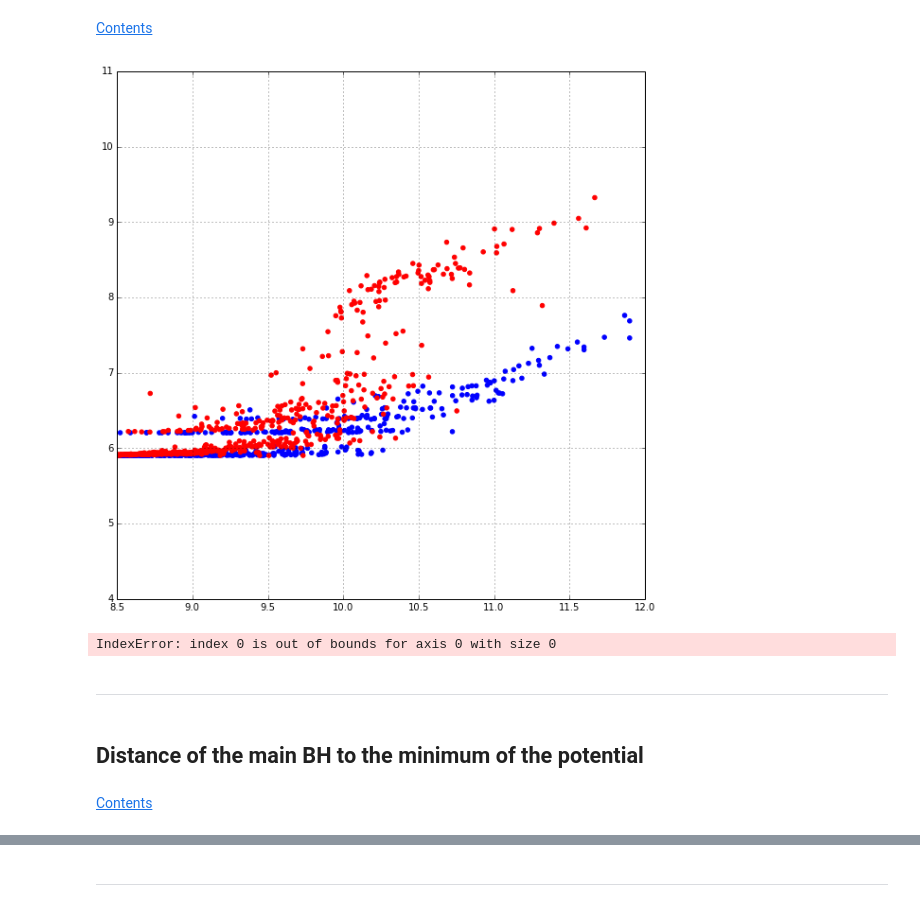
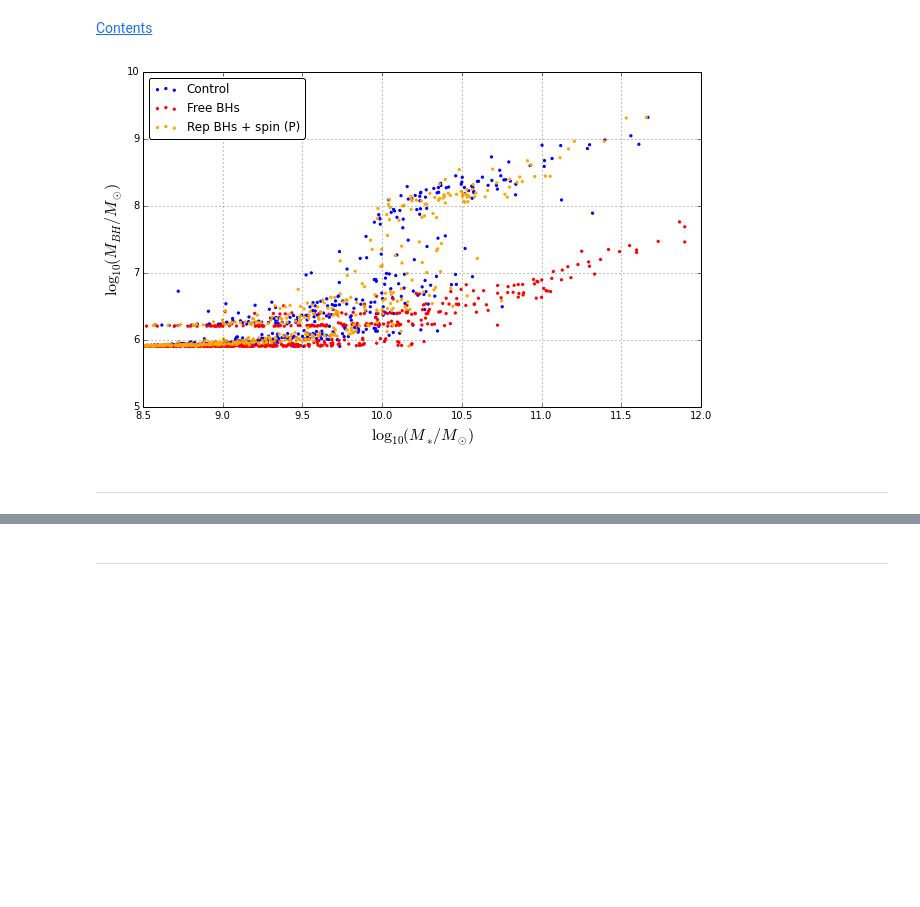
Before and after one commit to sbustamante/CosmologicalBlackHoles, a Jupyter notebook: Codes/BH_stats.ipynb, the cells around one changed output, grey strips where cells are left out. Saved outputs shown, nothing was run; the diff lists cells and outputs as text; code cells hidden in the pictures; blank space fills up the shorter version.

Commit message:
Stats of spin for cosmological simulations

```diff
--- a/Codes/BH_stats.ipynb
+++ b/Codes/BH_stats.ipynb
@@ -62,62 +61,24 @@ Simulation3 = 'cosmobh3'
 [Contents](#Contents)
 # %%
 #Loading subfind subhalos
-sub1 = arepo.Subfind('%s/%s/output/groups_015'%(DataFolder, Simulation2), snapshot=15, combineFiles=True )
-sub2 = arepo.Subfind('%s/%s/output/groups_015'%(DataFolder, Simulation1), snapshot=15, combineFiles=True )
+sub1 = arepo.Subfind('%s/%s/output/groups_015'%(DataFolder, Simulation1), snapshot=15, combineFiles=True )
+sub2 = arepo.Subfind('%s/%s/output/groups_015'%(DataFolder, Simulation2), snapshot=15, combineFiles=True )
+sub3 = arepo.Subfind('%s/%s/output/groups_015'%(DataFolder, Simulation3), snapshot=15, combineFiles=True )
 # %%
-plt.figure( figsize = (10,10) )
-plt.scatter( np.log10(sub1.SubhaloMassType[:,4]*1e10), np.log10(sub1.SubhaloBHMass*1e10), color='blue' )
-plt.scatter( np.log10(sub2.SubhaloMassType[:,4]*1e10), np.log10(sub2.SubhaloBHMass*1e10), color='red' )
+plt.figure( figsize = (10,6) )
+plt.scatter( np.log10(sub1.SubhaloMassType[:,4]*1e10), np.log10(sub1.SubhaloBHMass*1e10), color='blue', marker='.',
+label = 'Control')
+plt.scatter( np.log10(sub2.SubhaloMassType[:,4]*1e10), np.log10(sub2.SubhaloBHMass*1e10), color='red', marker='.',
+label = 'Free BHs')
+plt.scatter( np.log10(sub3.SubhaloMassType[:,4]*1e10), np.log10(sub3.SubhaloBHMass*1e10), color='orange', marker='.',
+label = 'Rep BHs + spin (P)')
 plt.xlim( (8.5, 12) )
-plt.ylim( (4, 11) )
+plt.ylim( (5, 10) )
+plt.legend( loc='upper left', fancybox=True )
+plt.xlabel( '$\log_{10}(M_{*}/M_{\odot} )$', fontsize = 16 )
+plt.ylabel( '$\log_{10}(M_{BH}/M_{\odot} )$', fontsize = 16 )
 plt.grid()
 # %% [output]
-[figure, old version]
+[figure, new version]
-# %%
-#Black Hole properties
-d_BH_MP1 = []         #BH-Minimum potential distance
-BH_mass1 = []         #BH mass
-BH_tmass1 = []         #BH total mass
-BH_pos1 = []          #BH position
-BH_vel1 = []          #BH velocity
-BH_pot1 = []          #BH potential
-Sub_mass1 = []        #Host Subhalo mass
-MP_pos1 = []          #Minimum potential position
-
-i_c = 0
-for i in xrange(sub1.Nsubgroups_Total):
-    #Detecting how many BHs the current subhalo has
-    if( sub1.SubhaloBHMass[i] == 0 ): continue
-    #Filtering snapshot to recover most massive BH of current subhalo
-    filter = arepo.filter.Halo( sub1, subhalo=i )
-    sn = arepo.Snapshot( '%s/%s/output/snapdir_015'%(DataFolder, Simulation1), snapshot=15, combineFiles=True, parttype=[5], filter=filter )
-    #Storing properties
-    BH_pos1.append( sn.part5.pos[0] )
-    BH_vel1.append( sn.part5.vel[0] )
-    BH_mass1.append( sn.part5.BH_Mass[0] )
-    BH_tmass1.append( sn.part5.Masses[0] )
-    BH_pot1.append( sn.part5.Potential[0] )
-    Sub_mass1.append( sub1.SubhaloMass[i] )
-    MP_pos1.append( sub1.SubhaloPos[i] )
-
-    #Taking position of minimum of the potential for current subhalo
-    d_BH_MP1.append( np.linalg.norm( BH_pos1[i_c] - MP_pos1[i_c] ) )
-
-    i_c += 1
-
-d_BH_MP1 = np.array(d_BH_MP1)
-BH_mass1 = np.array(BH_mass1)
-BH_tmass1 = np.array(BH_tmass1)
-BH_pos1 = np.array(BH_pos1)
-BH_vel1 = np.array(BH_vel1)
-BH_pot1 = np.array(BH_pot1)
-Sub_mass1 = np.array(Sub_mass1)
-MP_pos1 = np.array(MP_pos1)
-# %% [output]
-IndexError: index 0 is out of bounds for axis 0 with size 0
 # %% [markdown]
 - - -
-# %% [markdown]
-## Distance of the main BH to the minimum of the potential
-# %% [markdown]
-[Contents](#Contents)
```
Also changed, not shown: parts of 25 cells of this notebook, 1 other file.
